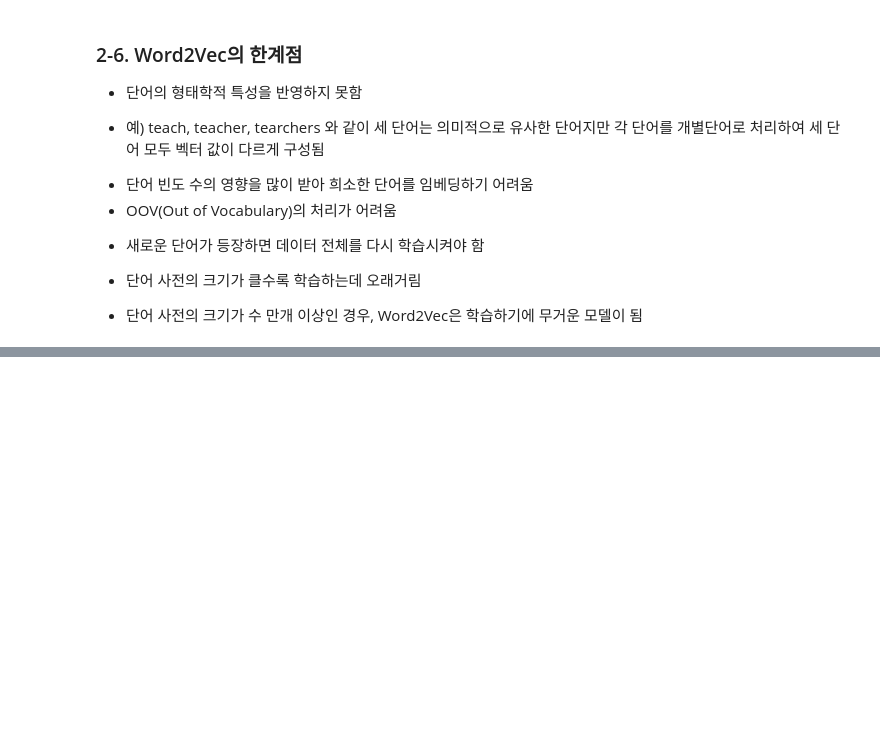
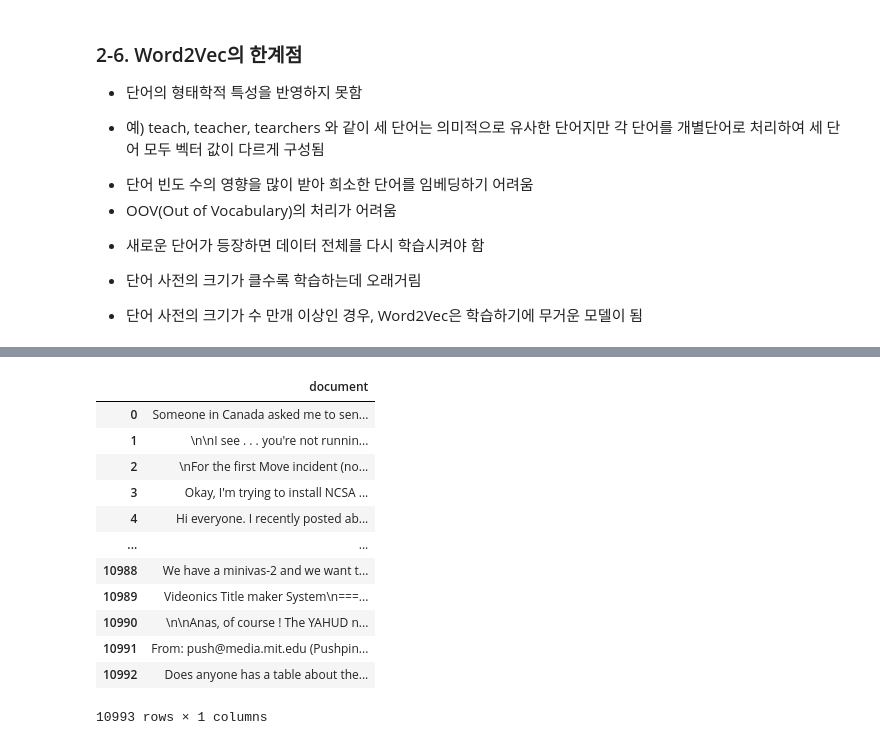
Before and after one commit to leeCodingStudio/Python_NLP, a Jupyter notebook: 4_워드_임베딩.ipynb, the cells around one changed output, grey strips where cells are left out. Cells and saved outputs as stored; diff of their text form; code cells hidden in the pictures; blank space fills up the shorter version.

```diff
--- a/4_워드_임베딩.ipynb
+++ b/4_워드_임베딩.ipynb
@@ -128,0 +228,18 @@
+# %%
+# 열을 기준으로 중복된 데이터를 제거
+processed_news_df = news_df.drop_duplicates(['document']).reset_index(drop=True)
+processed_news_df
+# %% [output]
+|  | document |
+| 0 | Someone in Canada asked me to sen... |
+| 1 | \n\nI see . . . you're not runnin... |
+| 2 | \nFor the first Move incident (no... |
+| 3 | Okay, I'm trying to install NCSA ... |
+| 4 | Hi everyone. I recently posted ab... |
+| ... | ... |
+| 10988 | We have a minivas-2 and we want t... |
+| 10989 | Videonics Title maker System\n===... |
+| 10990 | \n\nAnas, of course ! The YAHUD n... |
+| 10991 | From: push@media.mit.edu (Pushpin... |
+| 10992 | Does anyone has a table about the... |
+10993 rows × 1 columns
```
Also changed, not shown: parts of 51 cells of this notebook.
